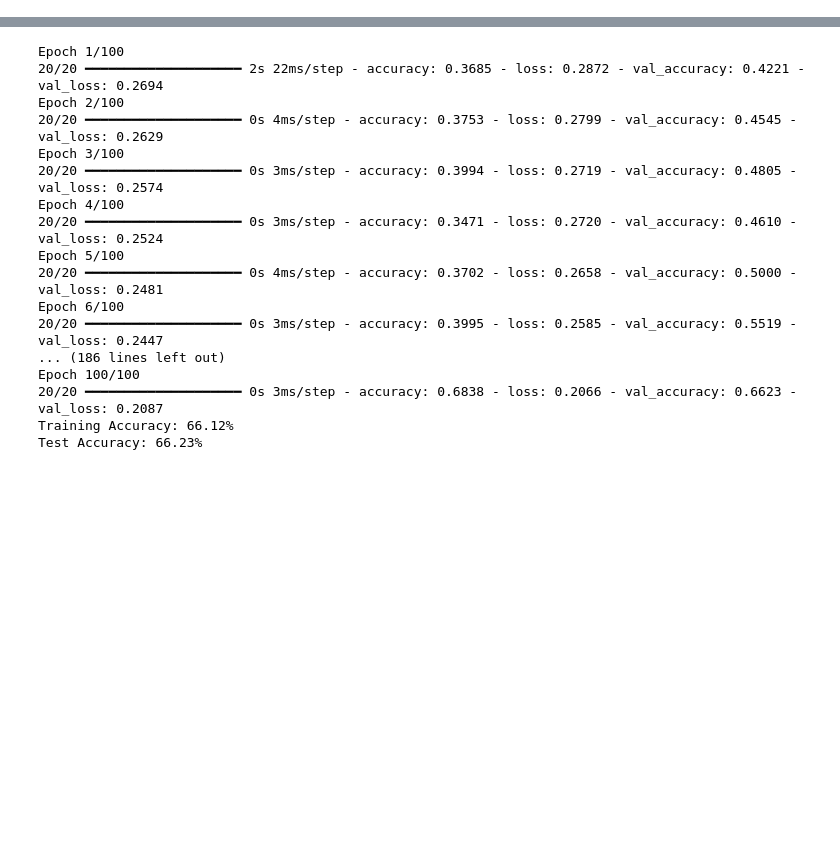
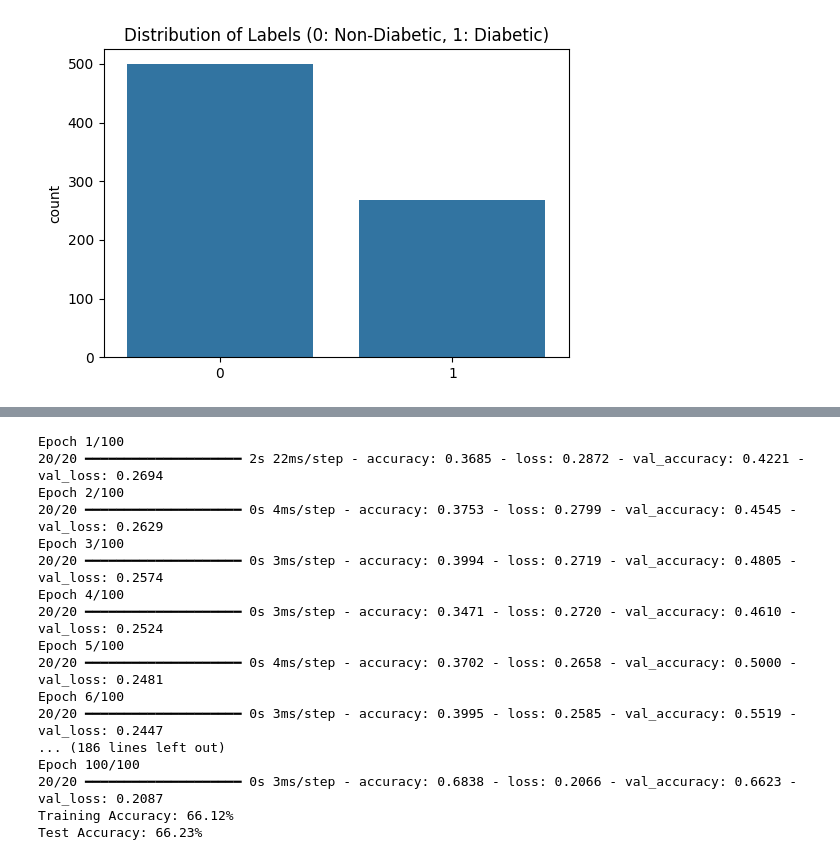
Before and after one commit to Niranjen99/Deep_Learning_Assessment_1, a Jupyter notebook: Diabetes_perceptron.ipynb, the cells around one changed output, grey strips where cells are left out. Drawn from its saved outputs; the diff is of its cells as text; code cells hidden in the pictures; blank space fills up the shorter version.

```diff
--- a/Diabetes_perceptron.ipynb
+++ b/Diabetes_perceptron.ipynb
@@ -28,0 +54,9 @@ y = np.where(y == -1, 1, 0)
+# %%
+import seaborn as sns
+import matplotlib.pyplot as plt
+plt.figure(figsize=(6, 4))
+sns.countplot(x=y)
+plt.title('Distribution of Labels (0: Non-Diabetic, 1: Diabetic)')
+plt.show()
+# %% [output]
+[figure, added]
```
Also changed, not shown: parts of 3 cells of this notebook.
